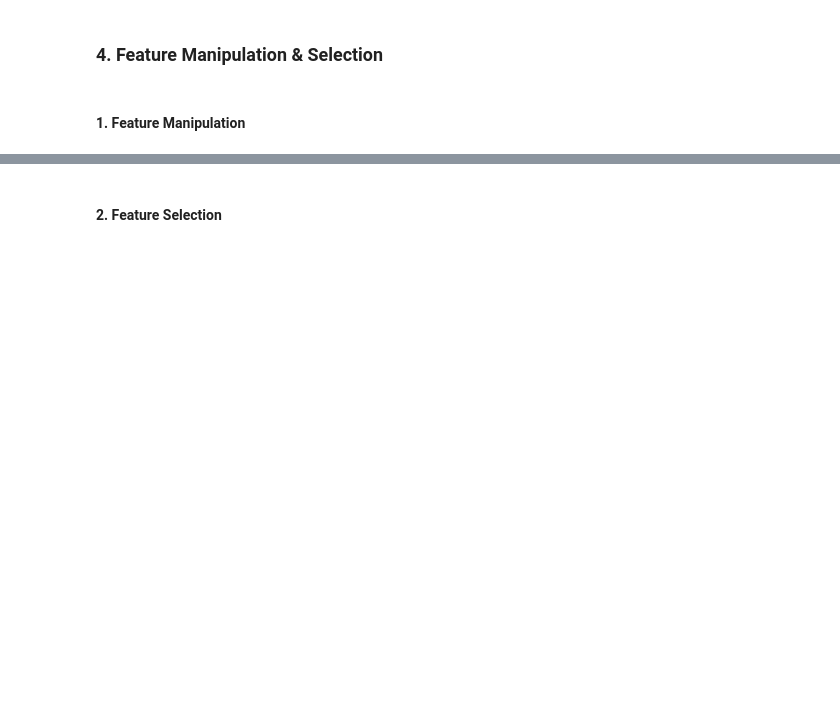
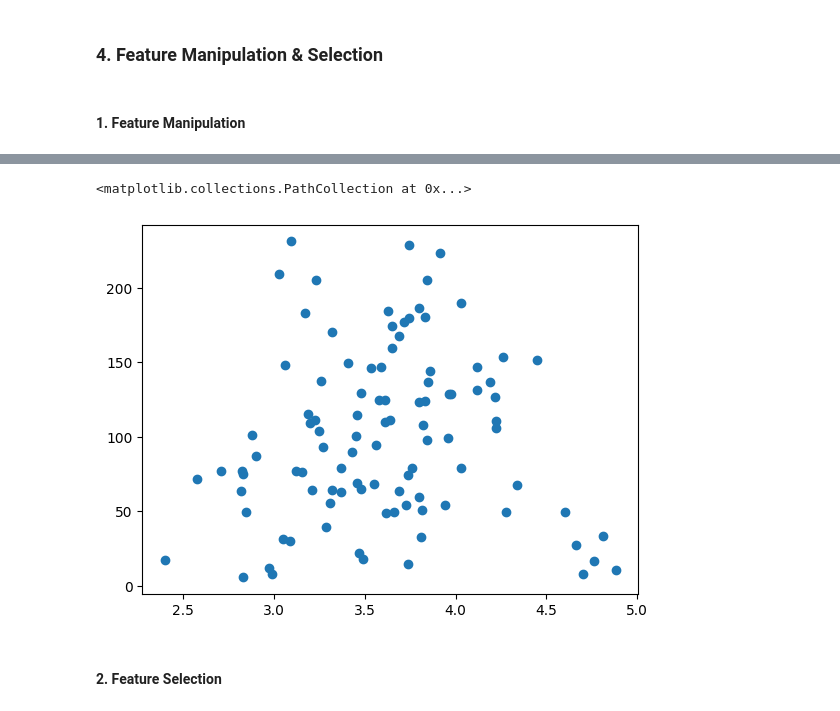
Before and after one commit to RayedShamim/Zomato-Restaurant-and-Reviews-Analysis, a Jupyter notebook: Zomato_Restaurant_and_Reviews_Unsupervised_ML_Analysis.ipynb, the cells around one changed output, grey strips where cells are left out. Saved outputs shown, nothing was run; the diff lists cells and outputs as text; code cells hidden in the pictures; blank space fills up the shorter version.

```diff
--- a/Zomato_Restaurant_and_Reviews_Unsupervised_ML_Analysis.ipynb
+++ b/Zomato_Restaurant_and_Reviews_Unsupervised_ML_Analysis.ipynb
@@ -1276,3 +1645,8 @@ Answer Here.
 #### 1. Feature Manipulation
 # %%
 # Manipulate Features to minimize feature correlation and create new features
+restaurant_cluster = pd.merge(rest[['Name','Cost','Cuisines']],
+                              rest_df[['Restaurant','Average Rating']],
+                              left_on='Name',right_on='Restaurant')
+restaurant_cluster = restaurant_cluster.drop(columns=['Restaurant'])
+restaurant_cluster
@@ -1278,0 +1667,2 @@ Answer Here.
+# %%
+restaurant_cluster['Number of Cuisines'] = restaurant_cluster['Cuisines'].apply(lambda x: len(x))
@@ -1278,0 +1685,11 @@ Answer Here.
+# %%
+pic_taken = list()
+reviewer_avg_following = list()
+
+for restaurant in unique_rest:
+  pic_taken.append(rev1[rev1['Restaurant'] == restaurant]['Pictures'].sum())
+  reviewer_avg_following.append(rev1[rev1['Restaurant'] == restaurant]['Followers'].mean())
+
+arr = list(zip(unique_rest,pic_taken,reviewer_avg_following))
+
+temp_df = pd.DataFrame(arr,columns=['Name','Pictures Taken','Reviewer Average Following'])
@@ -1278,0 +1712,2 @@ Answer Here.
+# %%
+restaurant_cluster = pd.merge(restaurant_cluster,temp_df,left_on='Name',right_on='Name')
@@ -1279,3 +1730,9 @@ Answer Here.
+# %%
+# Checking Graph
+plt.scatter(x=restaurant_cluster['Average Rating'],y=restaurant_cluster['Reviewer Average Following'])
+# %% [output]
+<matplotlib.collections.PathCollection at 0x...>
+[figure, added]
 # %% [markdown]
 #### 2. Feature Selection
 # %%
```
Also changed, not shown: parts of 174 cells of this notebook.
